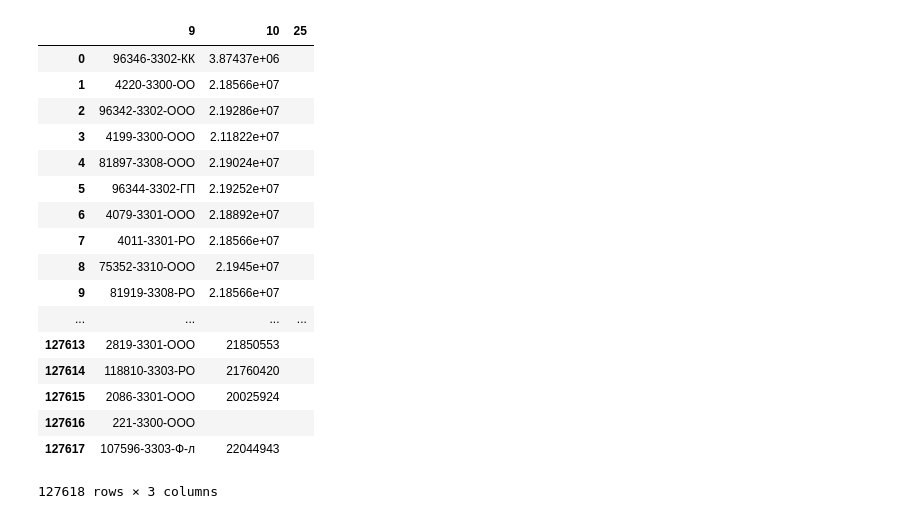
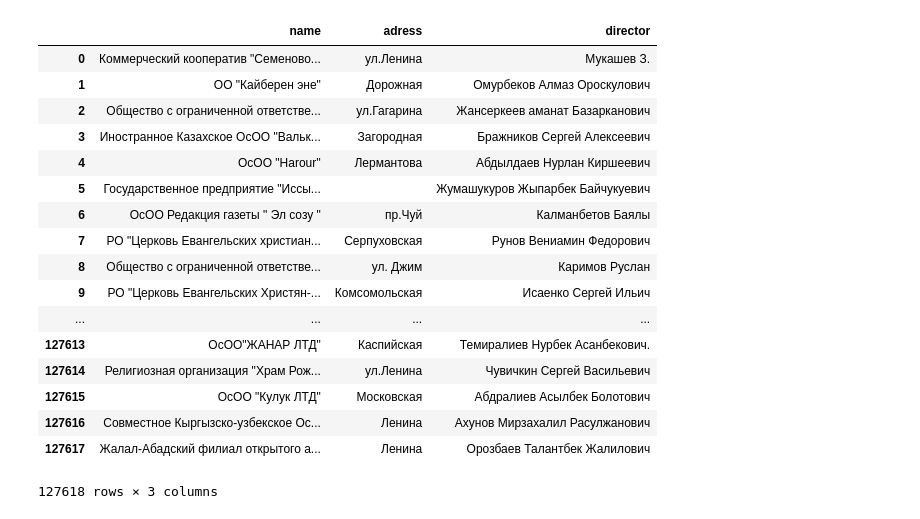
Before and after one commit to Rolikasi/data-analysis-examples, a Jupyter notebook: df_Homework.ipynb, the cells around one changed output. Saved outputs shown, nothing was run; the diff lists cells and outputs as text; code cells hidden in the pictures.

```diff
--- a/df_Homework.ipynb
+++ b/df_Homework.ipynb
@@ -3,2 +109,2 @@ import pandas as pd
 # %%
-df = pd.read_csv ('data/Minjust2018.csv', header = None, usecols = 9 25)
+df1 = pd.read_csv ('data/Minjust2018.csv', header = None, usecols = [4,16, 27])
@@ -7,22 +111,23 @@ SyntaxError: invalid syntax (<ipython-input-15-cf12a3f43471>, line 1)
 # %%
-df.fillna('', inplace=True)
-df.rename(columns = {27: 'adress'})
+df1.fillna('', inplace=True)
+df1.rename (columns = {4: 'name',16:'adress', 27: 'director'}, inplace = True)
+df1
 # %% [output]
-|  | 9 | 10 | 25 |
-| 0 | 96346-3302-КК | 3.87437e+06 |  |
-| 1 | 4220-3300-ОО | 2.18566e+07 |  |
-| 2 | 96342-3302-ООО | 2.19286e+07 |  |
-| 3 | 4199-3300-ООО | 2.11822e+07 |  |
-| 4 | 81897-3308-ООО | 2.19024e+07 |  |
-| 5 | 96344-3302-ГП | 2.19252e+07 |  |
-| 6 | 4079-3301-ООО | 2.18892e+07 |  |
-| 7 | 4011-3301-РО | 2.18566e+07 |  |
-| 8 | 75352-3310-ООО | 2.1945e+07 |  |
-| 9 | 81919-3308-РО | 2.18566e+07 |  |
+|  | name | adress | director |
+| 0 | Коммерческий кооператив "Семеново... | ул.Ленина | Мукашев З. |
+| 1 | ОО "Кайберен эне" | Дорожная | Омурбеков Алмаз Ороскулович |
+| 2 | Общество с ограниченной ответстве... | ул.Гагарина | Жансеркеев аманат Базарканович |
+| 3 | Иностранное Казахское ОсОО "Вальк... | Загородная | Бражников Сергей Алексеевич |
+| 4 | ОсОО "Harour'' | Лермантова | Абдылдаев Нурлан Киршеевич |
+| 5 | Государственное предприятие "Иссы... |  | Жумашукуров Жыпарбек Байчукуевич |
+| 6 | ОсОО Редакция газеты " Эл созу " | пр.Чуй | Калманбетов Баялы |
+| 7 | РО "Церковь Евангельских христиан... | Серпуховская | Рунов Вениамин Федорович |
+| 8 | Общество с ограниченной ответстве... | ул. Джим | Каримов Руслан |
+| 9 | РО "Церковь Евангельских Христян-... | Комсомольская | Исаенко Сергей Ильич |
 | ... | ... | ... | ... |
-| 127613 | 2819-3301-ООО | 21850553 |  |
-| 127614 | 118810-3303-РО | 21760420 |  |
-| 127615 | 2086-3301-ООО | 20025924 |  |
-| 127616 | 221-3300-ООО |  |  |
-| 127617 | 107596-3303-Ф-л | 22044943 |  |
+| 127613 | ОсОО"ЖАНАР ЛТД" | Каспийская | Темиралиев Нурбек Асанбекович. |
+| 127614 | Религиозная организация "Храм Рож... | ул.Ленина | Чувичкин Сергей Васильевич |
+| 127615 | ОсОО "Кулук ЛТД" | Московская | Абдралиев Асылбек Болотович |
+| 127616 | Совместное Кыргызско-узбекское Ос... | Ленина | Ахунов Мирзахалил Расулжанович |
+| 127617 | Жалал-Абадский филиал открытого а... | Ленина | Орозбаев Талантбек Жалилович |
 127618 rows × 3 columns
```
Also changed, not shown: parts of 18 cells of this notebook.
